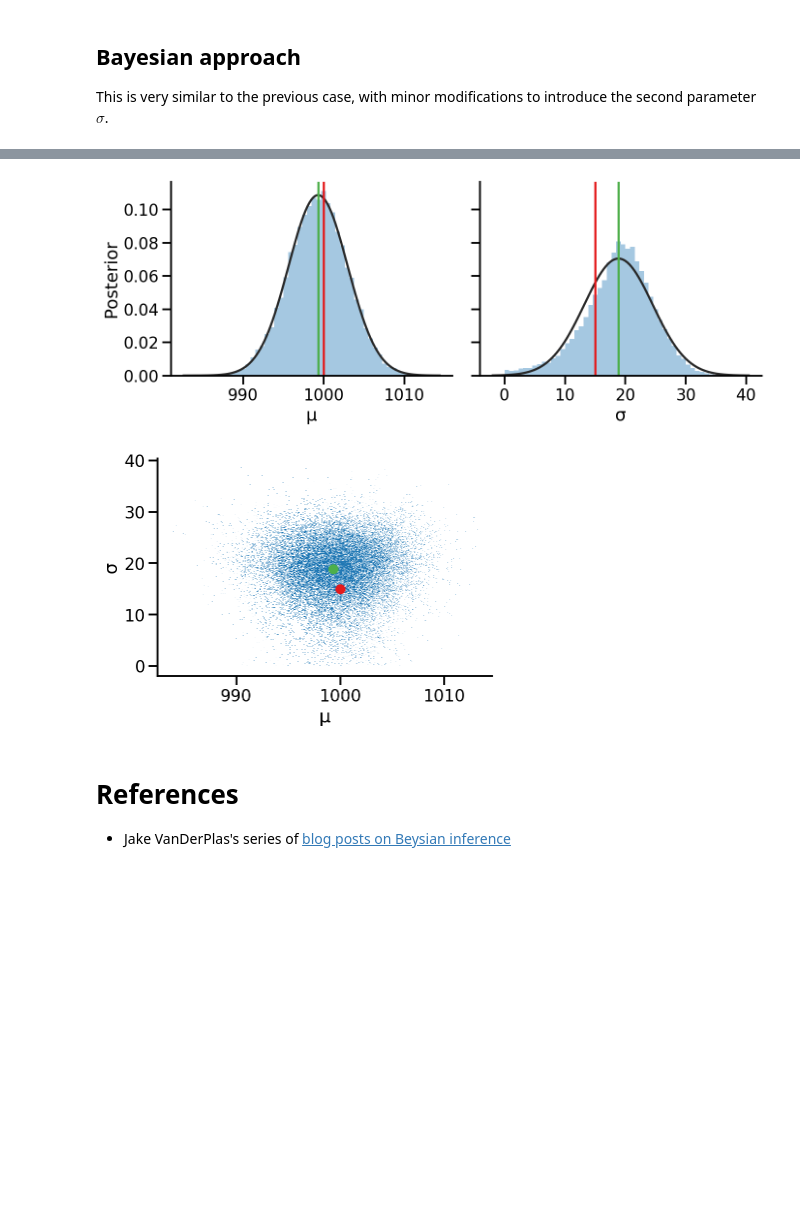
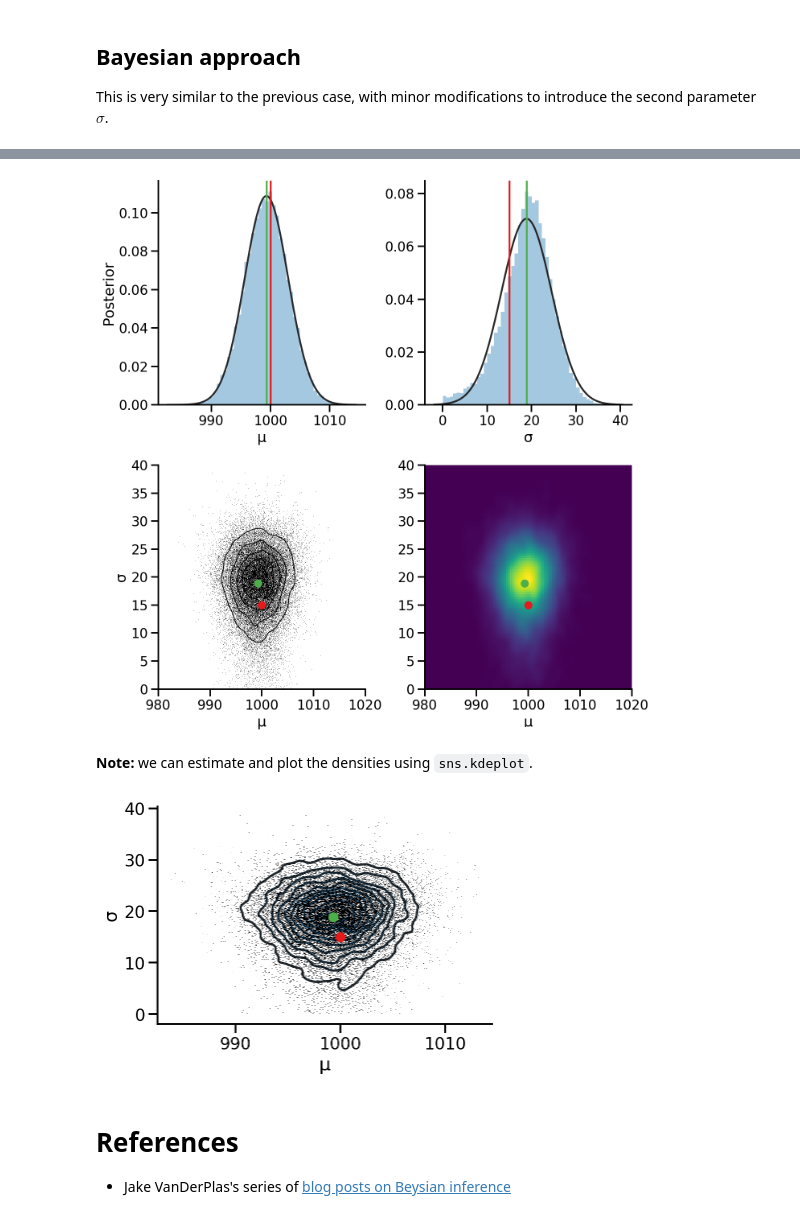
Before and after one commit to yoavram/SciComPy, a Jupyter notebook: notebooks/bayesian.ipynb, the cells around one changed output, grey strips where cells are left out. Saved outputs shown, nothing was run; the diff lists cells and outputs as text; code cells hidden in the pictures; blank space fills up the shorter version.

Commit message:
nice plot of mcmc results for complex model

```diff
--- a/notebooks/bayesian.ipynb
+++ b/notebooks/bayesian.ipynb
@@ -463,0 +467,9 @@ sample = sampler.chain[:, nburn:, :].reshape(-1, 2)
+# %%
+n = 100
+kde = scipy.stats.gaussian_kde([μ_sample, σ_sample])
+μ_range = np.linspace(980, 1020, n)
+σ_range = np.linspace(0, 40, n)
+θ_range = np.array([[(μ, σ) for μ in μ_range] for σ in σ_range])
+θ_range = θ_range.reshape((-1, 2)).T
+density = kde(θ_range)
+density = density.reshape((n, n))
@@ -464,32 +482,49 @@ sample = sampler.chain[:, nburn:, :].reshape(-1, 2)
 # %%
 μ_sample, σ_sample = sample[:,0], sample[:,1]
 μ_est, σ_est = μ_sample.mean(), σ_sample.mean()
 
-fig, axes = plt.subplots(1, 2, figsize=(10, 4), sharey=True)
-sns.distplot(μ_sample, bins=50, fit=scipy.stats.norm, kde=False, ax=axes[0])
-sns.distplot(σ_sample, bins=50, fit=scipy.stats.norm, kde=False, ax=axes[1])
+fig, axes = plt.subplots(2, 2, figsize=(10, 10))
 
-axes[0].axvline(μ_true, color=red)
-axes[0].axvline(μ_est, color=green)
-axes[1].axvline(σ_true, color=red)
-axes[1].axvline(σ_est, color=green)
+# marginal
+sns.distplot(μ_sample, bins=50, fit=scipy.stats.norm, kde=False, ax=axes[0,0])
+sns.distplot(σ_sample, bins=50, fit=scipy.stats.norm, kde=False, ax=axes[0,1])
 
-axes[0].set(xlabel='μ', ylabel='Posterior')
-axes[1].set(xlabel='σ')
+axes[0,0].axvline(μ_true, color=red)
+axes[0,0].axvline(μ_est, color=green)
+axes[0,1].axvline(σ_true, color=red)
+axes[0,1].axvline(σ_est, color=green)
+
+axes[0,0].set(xlabel='μ', ylabel='Posterior')
+axes[0,1].set(xlabel='σ')
+
+# joint
+axes[1,0].plot(μ_sample, σ_sample, ',k')
+axes[1,0].plot(μ_true, σ_true, color=red, marker='o')
+axes[1,0].plot(μ_est, σ_est, color=green, marker='o')
+axes[1,0].contour(μ_range, σ_range, density, colors='k', linewidths=1)
+axes[1,0].set(xlabel='μ', ylabel='σ')
+
+axes[1,1].pcolormesh(μ_range, σ_range, density)
+axes[1,1].plot(μ_true, σ_true, color=red, marker='o')
+axes[1,1].plot(μ_est, σ_est, color=green, marker='o')
+axes[1,1].set(xlabel='μ')
 
 fig.tight_layout()
 sns.despine()
 # %% [output]
-[figure, old version]
+[figure, new version]
+# %% [markdown]
+**Note:** we can estimate and plot the densities using `sns.kdeplot`.
 # %%
-plt.plot(μ_sample, σ_sample, marker=',', ls='')
+plt.plot(μ_sample, σ_sample, ',k')
 plt.plot(μ_true, σ_true, color=red, marker='o')
 plt.plot(μ_est, σ_est, color=green, marker='o')
+sns.kdeplot(μ_sample, σ_sample)
 plt.xlabel('μ')
 plt.ylabel('σ')
 sns.despine()
 # %% [output]
-[figure, old version]
+[figure, new version]
 # %% [markdown]
 # References
 
```
Also changed, not shown: parts of 2 cells of this notebook.
